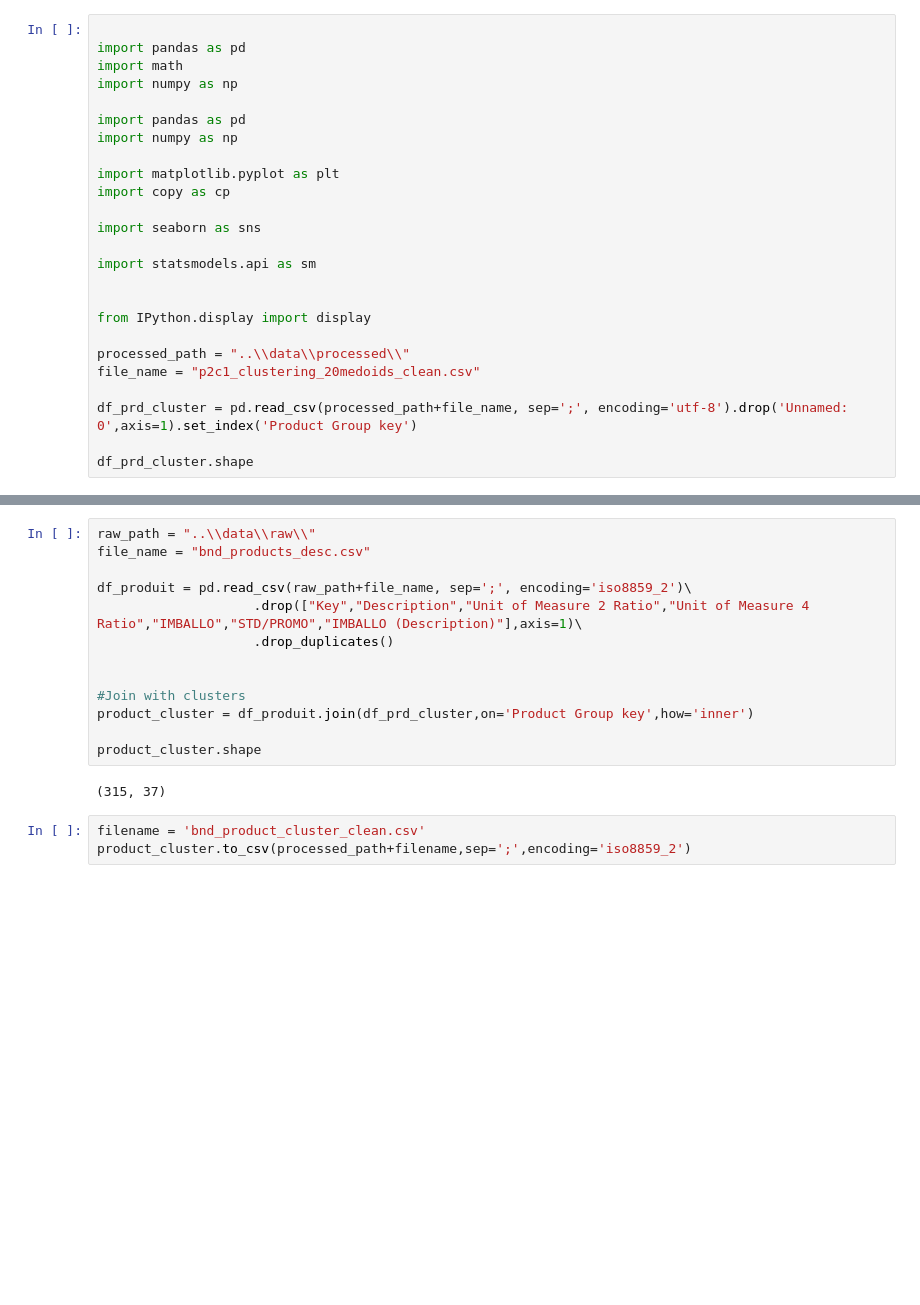
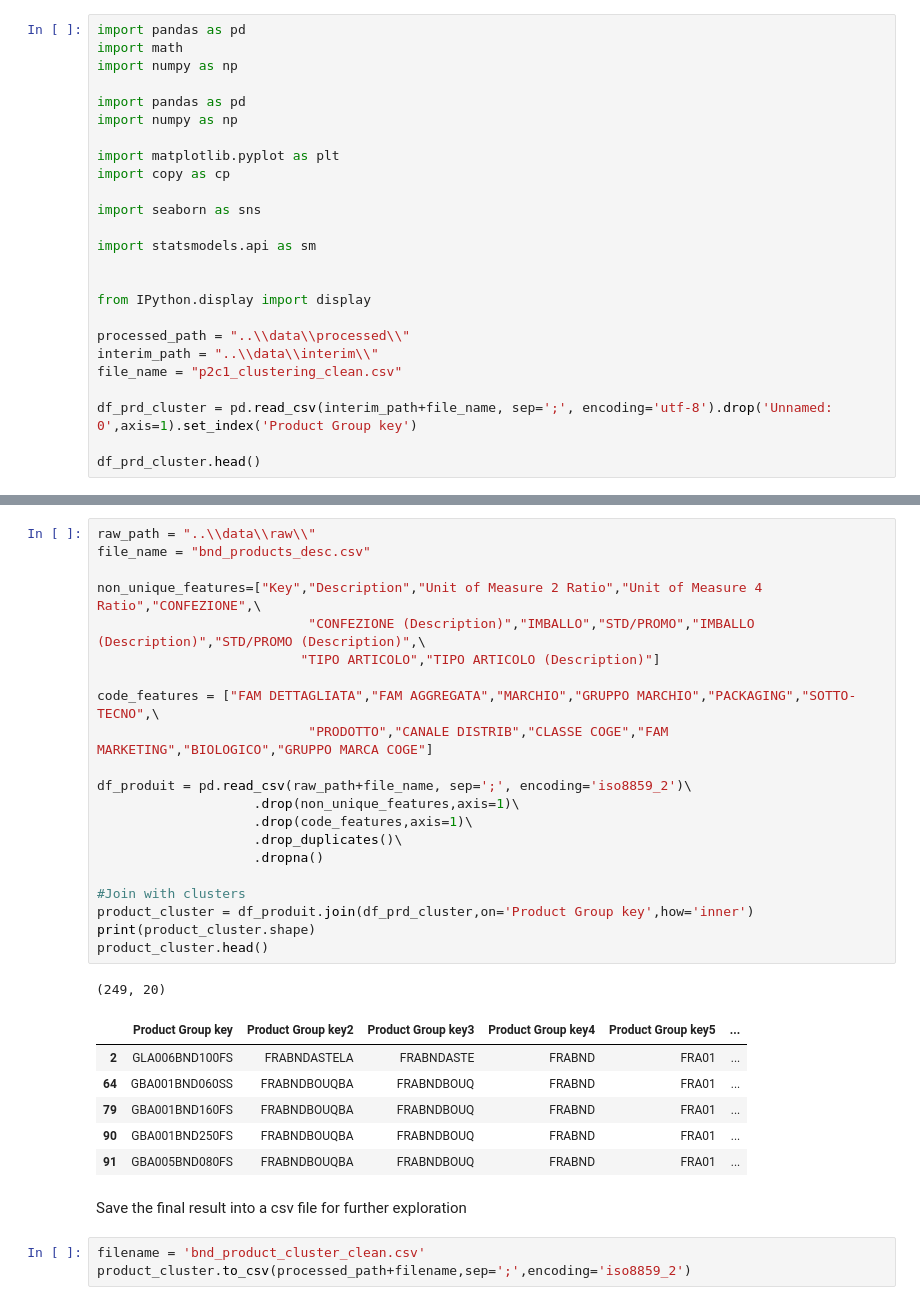
Before and after one commit to imad24/pc_clustering, a Jupyter notebook: notebooks/Cluster_exploration.py.ipynb, the cells around one changed output, grey strips where cells are left out. Drawn from its saved outputs; the diff is of its cells as text; blank space fills up the shorter version.

```diff
--- a/notebooks/Cluster_exploration.py.ipynb
+++ b/notebooks/Cluster_exploration.py.ipynb
@@ -3,5 +6,4 @@
 # %%
-
 import pandas as pd
 import math
 import numpy as np
@@ -20,9 +22,10 @@ import statsmodels.api as sm
 from IPython.display import display
 
 processed_path = "..\\data\\processed\\"
-file_name = "p2c1_clustering_20medoids_clean.csv"
+interim_path = "..\\data\\interim\\"
+file_name = "p2c1_clustering_clean.csv"
 
-df_prd_cluster = pd.read_csv(processed_path+file_name, sep=';', encoding='utf-8').drop('Unnamed: 0',axis=1).set_index('Product Group key')
+df_prd_cluster = pd.read_csv(interim_path+file_name, sep=';', encoding='utf-8').drop('Unnamed: 0',axis=1).set_index('Product Group key')
 
-df_prd_cluster.shape
+df_prd_cluster.head()
 # %% [output]
@@ -32,18 +44,34 @@ df_prd_cluster.shape
 # %%
 raw_path = "..\\data\\raw\\"
 file_name = "bnd_products_desc.csv"
 
+non_unique_features=["Key","Description","Unit of Measure 2 Ratio","Unit of Measure 4 Ratio","CONFEZIONE",\
+                           "CONFEZIONE (Description)","IMBALLO","STD/PROMO","IMBALLO (Description)","STD/PROMO (Description)",\
+                          "TIPO ARTICOLO","TIPO ARTICOLO (Description)"]
+
+code_features = ["FAM DETTAGLIATA","FAM AGGREGATA","MARCHIO","GRUPPO MARCHIO","PACKAGING","SOTTO-TECNO",\
+                           "PRODOTTO","CANALE DISTRIB","CLASSE COGE","FAM MARKETING","BIOLOGICO","GRUPPO MARCA COGE"]
+
 df_produit = pd.read_csv(raw_path+file_name, sep=';', encoding='iso8859_2')\
-                    .drop(["Key","Description","Unit of Measure 2 Ratio","Unit of Measure 4 Ratio","IMBALLO","STD/PROMO","IMBALLO (Description)"],axis=1)\
-                    .drop_duplicates()
-
+                    .drop(non_unique_features,axis=1)\
+                    .drop(code_features,axis=1)\
+                    .drop_duplicates()\
+                    .dropna()
 
 #Join with clusters
 product_cluster = df_produit.join(df_prd_cluster,on='Product Group key',how='inner')
-
-product_cluster.shape
+print(product_cluster.shape)
+product_cluster.head()
 # %% [output]
-(315, 37)
+(249, 20)
+|  | Product Group key | Product Group key2 | Product Group key3 | Product Group key4 | Product Group key5 | ... |
+| 2 | GLA006BND100FS | FRABNDASTELA | FRABNDASTE | FRABND | FRA01 | ... |
+| 64 | GBA001BND060SS | FRABNDBOUQBA | FRABNDBOUQ | FRABND | FRA01 | ... |
+| 79 | GBA001BND160FS | FRABNDBOUQBA | FRABNDBOUQ | FRABND | FRA01 | ... |
+| 90 | GBA001BND250FS | FRABNDBOUQBA | FRABNDBOUQ | FRABND | FRA01 | ... |
+| 91 | GBA005BND080FS | FRABNDBOUQBA | FRABNDBOUQ | FRABND | FRA01 | ... |
+# %% [markdown]
+Save the final result into a csv file for further exploration
 # %%
 filename = 'bnd_product_cluster_clean.csv'
 product_cluster.to_csv(processed_path+filename,sep=';',encoding='iso8859_2')
```
Also changed, not shown: parts of 18 cells of this notebook, 7 other files.
